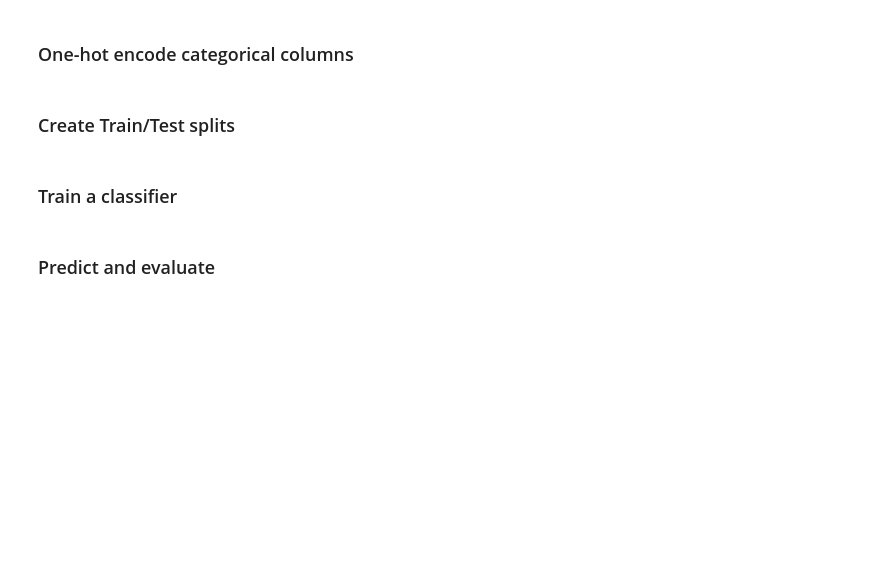
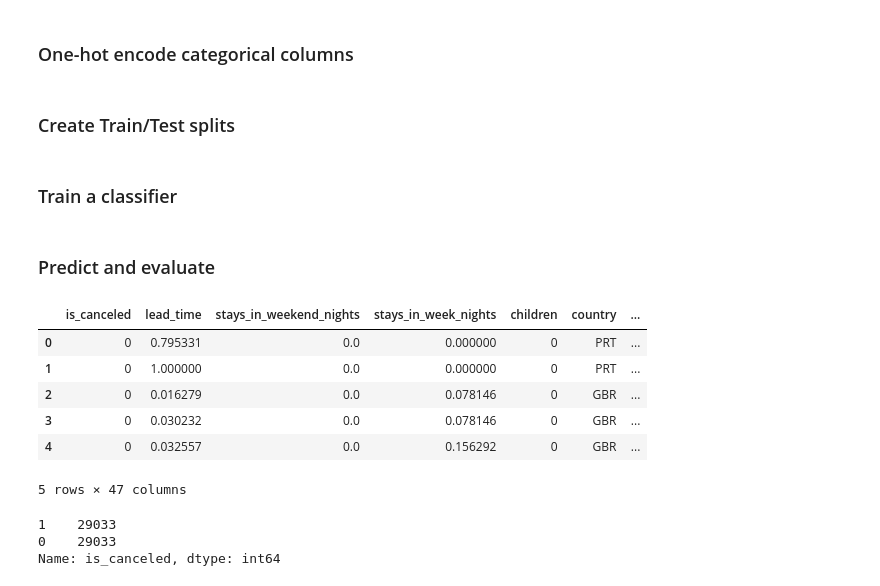
Before and after one commit to arunprsh/SageMaker-Data-Wrangler-L400-Workshop, a Jupyter notebook: hotel-booking.ipynb, the cells around one changed output. Saved outputs shown, nothing was run; the diff lists cells and outputs as text; code cells hidden in the pictures; blank space fills up the shorter version.

```diff
--- a/hotel-booking.ipynb
+++ b/hotel-booking.ipynb
@@ -304,0 +307,18 @@ print(classification_report(y_test, predictions))
+# %%
+df = pd.read_csv('sampled.csv')
+# %%
+df.head()
+# %% [output]
+|  | is_canceled | lead_time | stays_in_weekend_nights | stays_in_week_nights | children | country | ... |
+| 0 | 0 | 0.795331 | 0.0 | 0.000000 | 0 | PRT | ... |
+| 1 | 0 | 1.000000 | 0.0 | 0.000000 | 0 | PRT | ... |
+| 2 | 0 | 0.016279 | 0.0 | 0.078146 | 0 | GBR | ... |
+| 3 | 0 | 0.030232 | 0.0 | 0.078146 | 0 | GBR | ... |
+| 4 | 0 | 0.032557 | 0.0 | 0.156292 | 0 | GBR | ... |
+5 rows × 47 columns
+# %%
+df.is_canceled.value_counts()
+# %% [output]
+1    29033
+0    29033
+Name: is_canceled, dtype: int64
```
Also changed, not shown: parts of 1 cell of this notebook, 5 other files.
